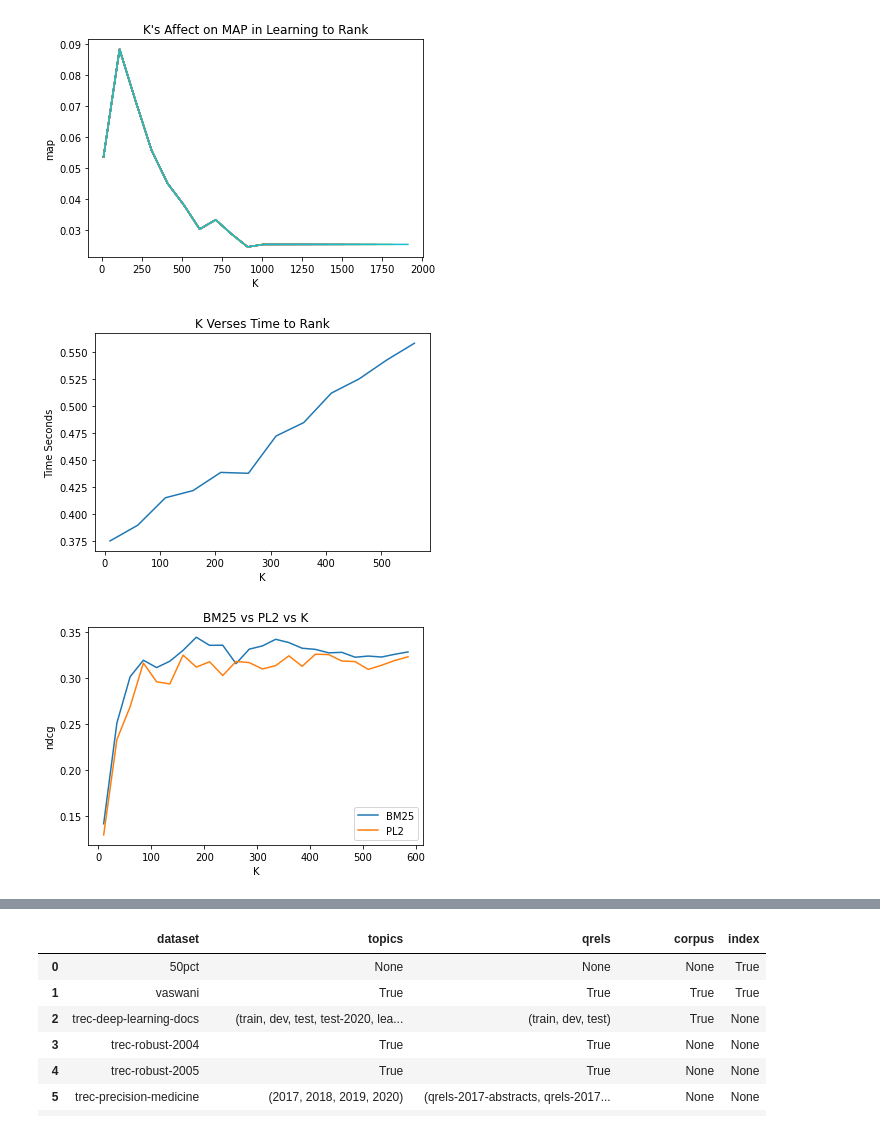
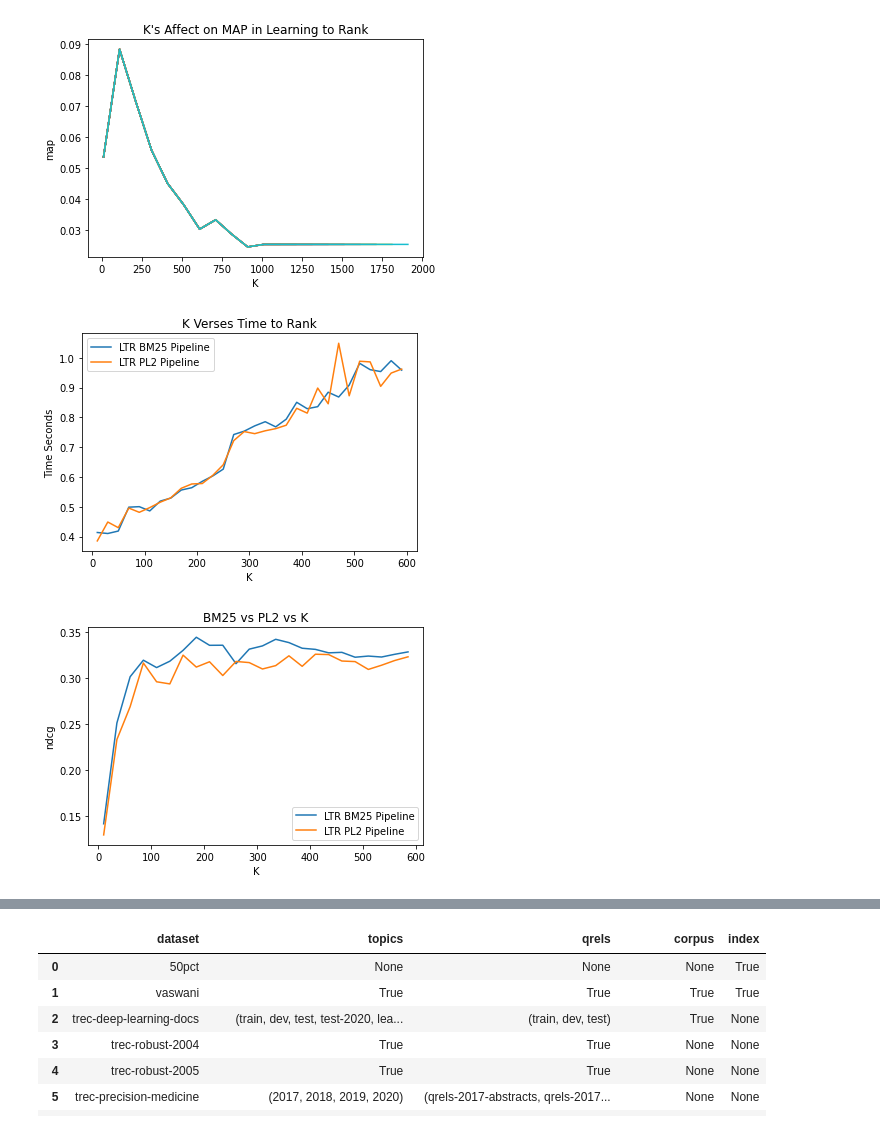
Before and after one commit to bahdaharchive/ir_project_3, a Jupyter notebook: notebooks/k-experiment.ipynb, the cells around one changed output, grey strips where cells are left out. Saved outputs shown, nothing was run; the diff lists cells and outputs as text; code cells hidden in the pictures.

Commit message:
added dual graph

```diff
--- a/notebooks/k-experiment.ipynb
+++ b/notebooks/k-experiment.ipynb
@@ -116,30 +116,42 @@ run_experiment(ltr_model, "map",incrementer=100,finish=2000, title = "K's Affect
 [figure]
 # %%
 from datetime import datetime
-def run_experiment_execution_time(trained_model, samples = 3, start= 10, finish = 600, incrementer = 50, top_k_model = BM25, title="K Verses Time to Rank"):
+def run_experiment_execution_time(trained_model, samples = 3, start= 10, finish = 600, incrementer = 20, title="K Verses Time to Rank"):
     k_list = []
-    moe_list = []
+    moe_list_mb25 = []
+    moe_list_pl2 = []
     for k in range(start, finish, incrementer):
         total = 0.0
         for i in range(0, samples):
             start_time = datetime.now()
-            efficient_pipeline = top_k_model % k >> trained_model
+            efficient_pipeline = BM25 % k >> trained_model
             results = pt.pipelines.Experiment([efficient_pipeline], test_topics, qrels, ["map"], names=["model"])
             finish_time = datetime.now()
             elapse_time = (finish_time - start_time).total_seconds()
             total += elapse_time
         k_list.append(k)
-        moe_list.append(total/samples)
+        moe_list_mb25.append(total/samples)
+        total = 0.0
+        for i in range(0, samples):
+            start_time = datetime.now()
+            efficient_pipeline = PL2 % k >> trained_model
+            results = pt.pipelines.Experiment([efficient_pipeline], test_topics, qrels, ["map"], names=["model"])
+            finish_time = datetime.now()
+            elapse_time = (finish_time - start_time).total_seconds()
+            total += elapse_time
+        moe_list_pl2.append(total/samples)
 
-    plt.plot(k_list, moe_list)
+    plt.plot(k_list, moe_list_mb25, label="LTR BM25 Pipeline")
+    plt.plot(k_list, moe_list_pl2, label="LTR PL2 Pipeline")
     plt.xlabel("K")
     plt.ylabel("Time Seconds")
     file_name = title.replace(" ", "-")
     plt.title(title)
+    plt.legend()
     plt.savefig(file_name)
-run_experiment_execution_time(ltr_model)
+run_experiment_execution_time(ltr_model, incrementer=20)
 # %% [output]
-[figure, old version]
+[figure, new version]
 # %%
 def run_experiment_model(trained_model, mop, start= 10, finish = 600, incrementer = 25, title="sample title"):
     k_list = []
@@ -155,8 +167,8 @@ def run_experiment_model(trained_model, mop, start= 10, finish = 600, incremente
         results = pt.pipelines.Experiment([efficient_pipeline_pl2], test_topics, qrels, [mop], names=["model"])
         pl2_list.append(results[mop].iloc[0])
 
-    plt.plot(k_list, bm25_list, label="BM25")
-    plt.plot(k_list, pl2_list, label="PL2")
+    plt.plot(k_list, bm25_list, label="LTR BM25 Pipeline")
+    plt.plot(k_list, pl2_list, label="LTR PL2 Pipeline")
     plt.xlabel("K")
     plt.ylabel(mop)
     file_name = title.replace(" ", "-")
@@ -165,4 +177,4 @@ def run_experiment_model(trained_model, mop, start= 10, finish = 600, incremente
     plt.savefig(file_name)
 run_experiment_model(ltr_model,"ndcg", title="BM25 vs PL2 vs K")
 # %% [output]
-[figure, old version]
+[figure, new version]
```
Also changed, not shown: parts of 1 cell of this notebook.
